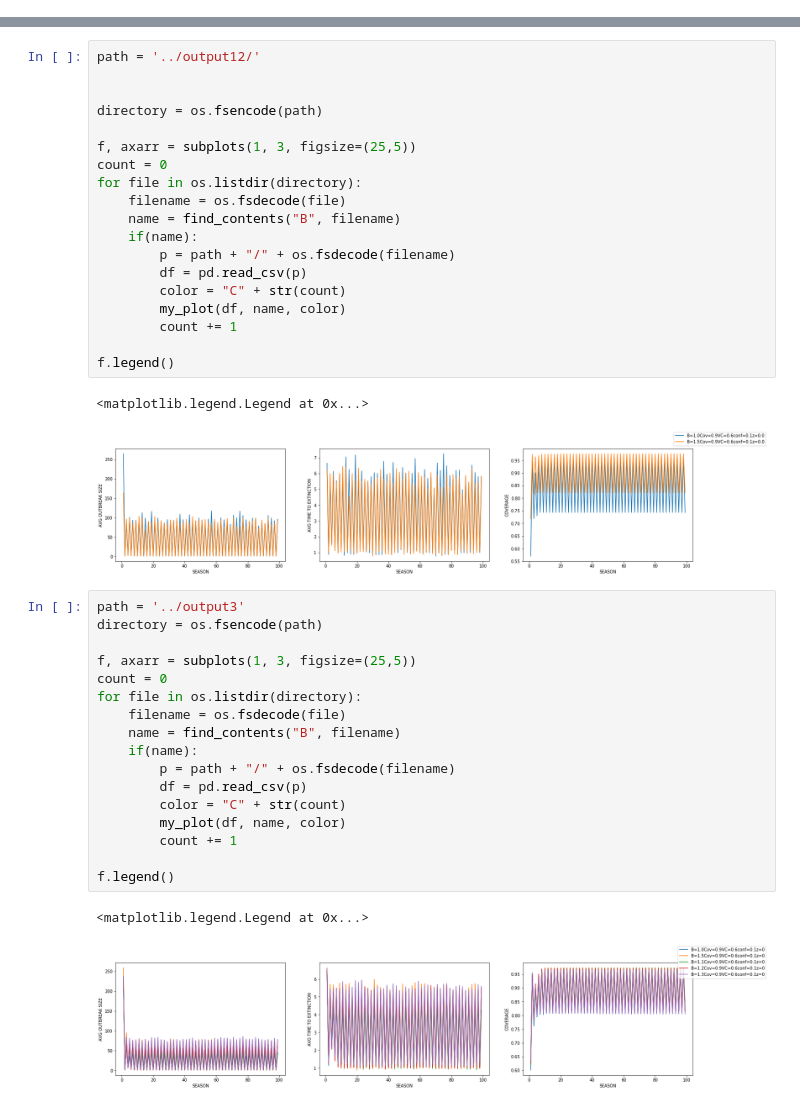
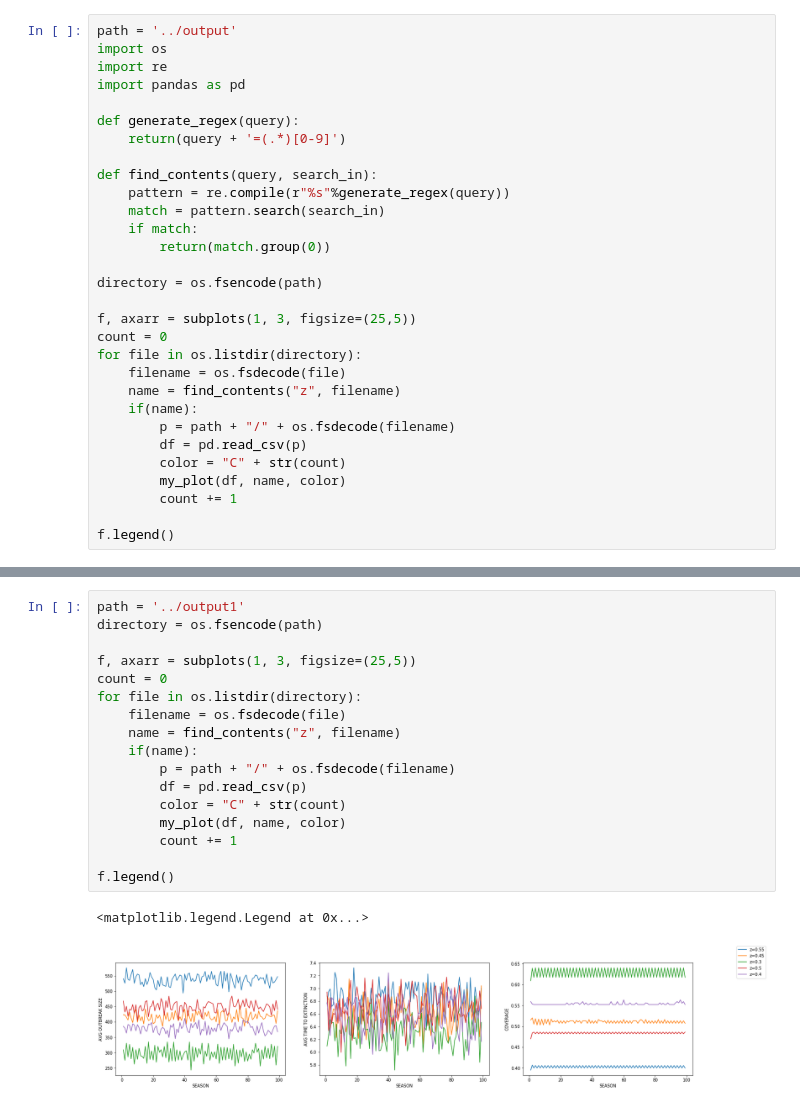
Before and after one commit to SoyaMiyoshi/sir_vaccination, a Jupyter notebook: jupyter/first-plot.ipynb, the cells around one changed output, grey strips where cells are left out. Saved outputs shown, nothing was run; the diff lists cells and outputs as text.

```diff
--- a/jupyter/first-plot.ipynb
+++ b/jupyter/first-plot.ipynb
@@ -29,0 +17,30 @@ def find_contents(query, search_in):
+# %%
+path = '../output'
+import os
+import re
+import pandas as pd
+
+def generate_regex(query):
+    return(query + '=(.*)[0-9]')
+
+def find_contents(query, search_in):
+    pattern = re.compile(r"%s"%generate_regex(query))
+    match = pattern.search(search_in)
+    if match:
+        return(match.group(0))
+
+directory = os.fsencode(path)
+
+f, axarr = subplots(1, 3, figsize=(25,5))
+count = 0
+for file in os.listdir(directory):
+    filename = os.fsdecode(file)
+    name = find_contents("z", filename)
+    if(name):
+        p = path + "/" + os.fsdecode(filename)
+        df = pd.read_csv(p)
+        color = "C" + str(count)
+        my_plot(df, name, color)
+        count += 1
+
+f.legend()
@@ -30,42 +50,20 @@ def find_contents(query, search_in):
 # %%
-path = '../output12/'
-
-
+path = '../output1'
 directory = os.fsencode(path)
 
 f, axarr = subplots(1, 3, figsize=(25,5))
 count = 0
 for file in os.listdir(directory):
     filename = os.fsdecode(file)
-    name = find_contents("B", filename)
+    name = find_contents("z", filename)
     if(name):
         p = path + "/" + os.fsdecode(filename)
         df = pd.read_csv(p)
         color = "C" + str(count)
         my_plot(df, name, color)
         count += 1
 
 f.legend()
 # %% [output]
 <matplotlib.legend.Legend at 0x...>
-[figure, old version]
+[figure, new version]
-# %%
-path = '../output3'
-directory = os.fsencode(path)
-
-f, axarr = subplots(1, 3, figsize=(25,5))
-count = 0
-for file in os.listdir(directory):
-    filename = os.fsdecode(file)
-    name = find_contents("B", filename)
-    if(name):
-        p = path + "/" + os.fsdecode(filename)
-        df = pd.read_csv(p)
-        color = "C" + str(count)
-        my_plot(df, name, color)
-        count += 1
-
-f.legend()
-# %% [output]
-<matplotlib.legend.Legend at 0x...>
-[figure, removed]
```
Also changed, not shown: parts of 2 cells of this notebook, 1 other file.
